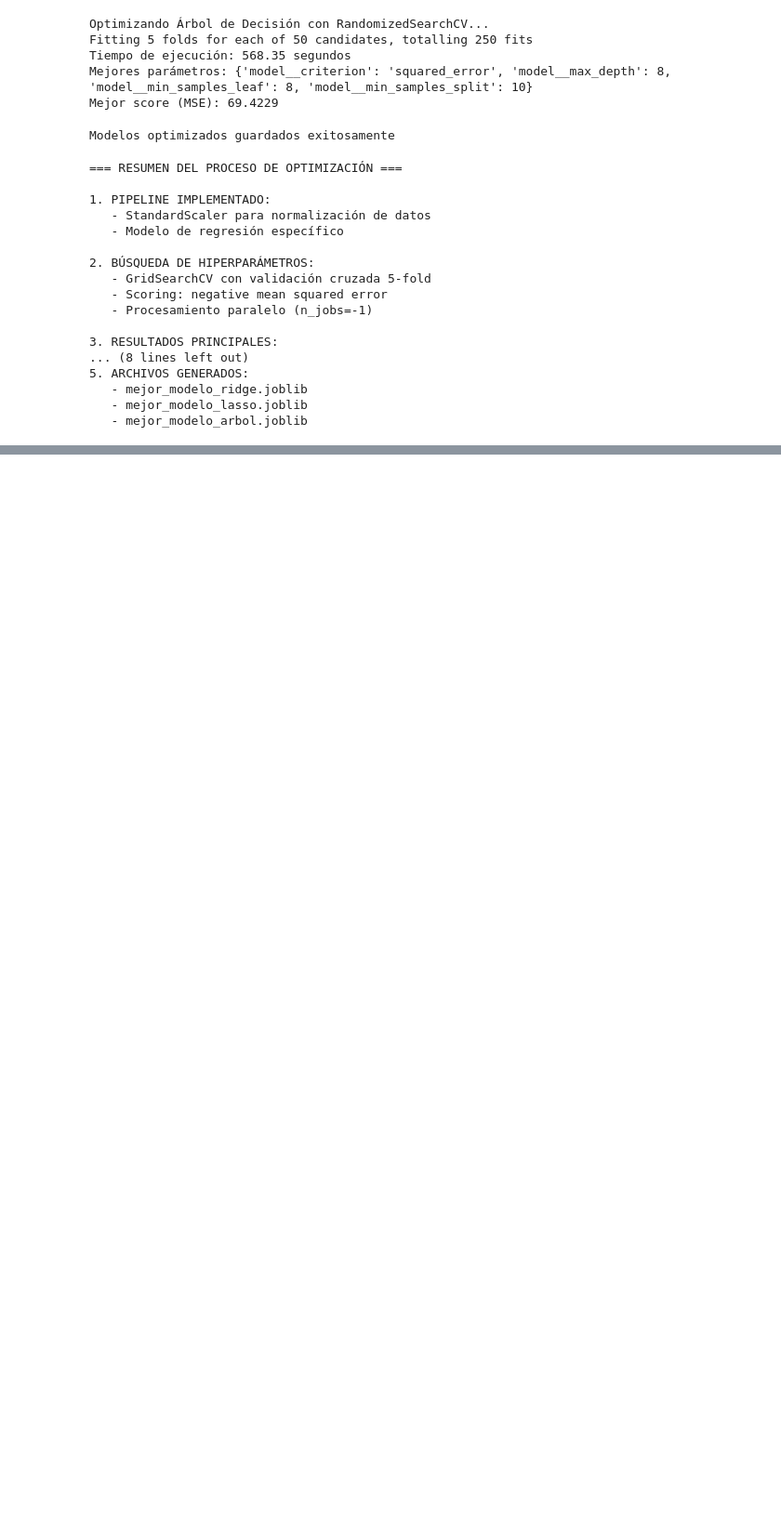
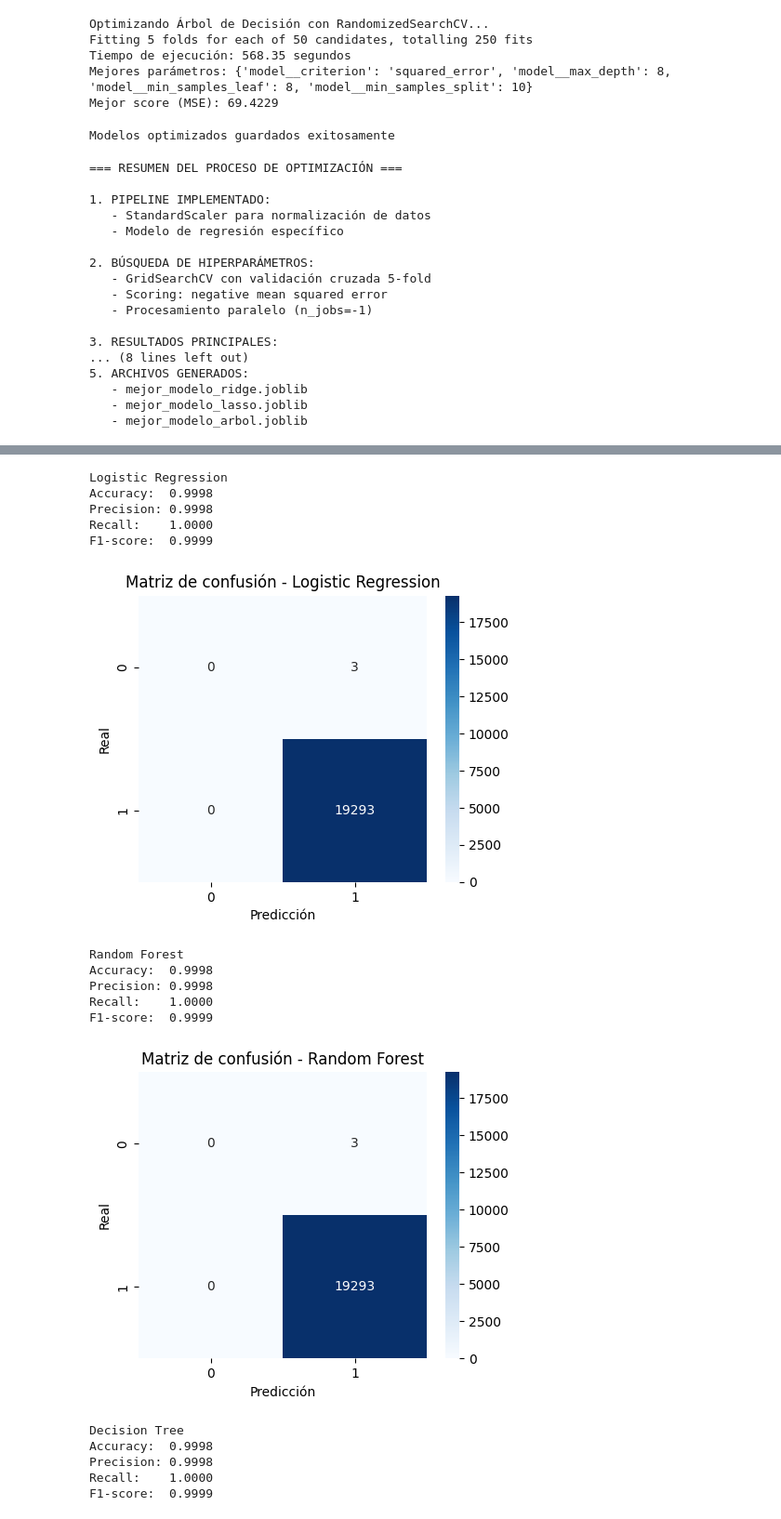
Before and after one commit to BrandonReyes0609/Proyecto3_MD, a Jupyter notebook: main.ipynb, the cells around one changed output, grey strips where cells are left out. Shown: that part at 93% size. Drawn from its saved outputs; the diff is of its cells as text; code cells hidden in the pictures; blank space fills up the shorter version.

Commit message:
Comparación de modelos

```diff
--- a/main.ipynb
+++ b/main.ipynb
@@ -1208,0 +1241,51 @@ print("   - mejor_modelo_arbol.joblib")
+# %%
+from sklearn.metrics import accuracy_score, precision_score, recall_score, f1_score, confusion_matrix
+import seaborn as sns
+import matplotlib.pyplot as plt
+
+def evaluar_modelo(nombre, modelo, X_test, y_test, average='binary'):
+    y_pred = modelo.predict(X_test)
+
+    acc = accuracy_score(y_test, y_pred)
+    prec = precision_score(y_test, y_pred, average=average)
+    rec = recall_score(y_test, y_pred, average=average)
+    f1 = f1_score(y_test, y_pred, average=average)
+    cm = confusion_matrix(y_test, y_pred)
+
+    print(f"\n{nombre}")
+    print(f"Accuracy:  {acc:.4f}")
+    print(f"Precision: {prec:.4f}")
+    print(f"Recall:    {rec:.4f}")
+    print(f"F1-score:  {f1:.4f}")
+
+    plt.figure(figsize=(5, 4))
+    sns.heatmap(cm, annot=True, fmt='d', cmap='Blues')
+    plt.title(f"Matriz de confusión - {nombre}")
+    plt.xlabel("Predicción")
+    plt.ylabel("Real")
+    plt.show()
+
+    return [nombre, acc, prec, rec, f1]
+# %%
+resultados = []
+resultados.append(evaluar_modelo("Logistic Regression", modelo_lr, X_test, y_test))
+resultados.append(evaluar_modelo("Random Forest", modelo_rf, X_test, y_test))
+resultados.append(evaluar_modelo("Decision Tree", modelo_dt, X_test, y_test))
+# %% [output]
+Logistic Regression
+Accuracy:  0.9998
+Precision: 0.9998
+Recall:    1.0000
+F1-score:  0.9999
+[figure, added]
+Random Forest
+Accuracy:  0.9998
+Precision: 0.9998
+Recall:    1.0000
+F1-score:  0.9999
+[figure, added]
+Decision Tree
+Accuracy:  0.9998
+Precision: 0.9998
+Recall:    1.0000
+F1-score:  0.9999
```
Also changed, not shown: parts of 5 cells of this notebook.
